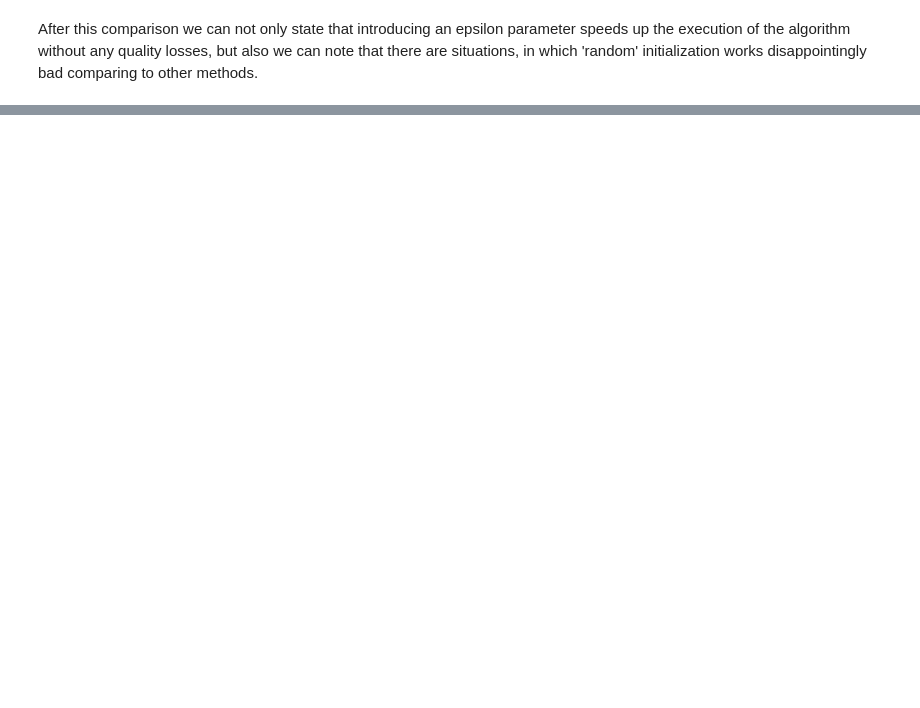
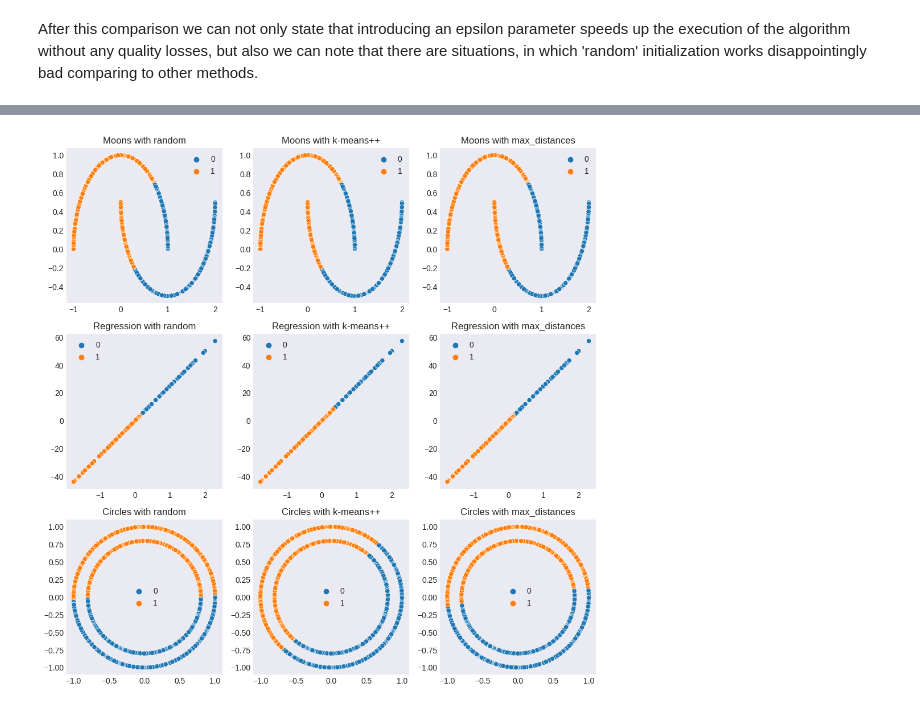
Before and after one commit to VFYAS/KMeans-implementation, a Jupyter notebook: kmeans implementation and report.ipynb, the cells around one changed output, grey strips where cells are left out. Saved outputs shown, nothing was run; the diff lists cells and outputs as text; code cells hidden in the pictures; blank space fills up the shorter version.

```diff
--- a/kmeans implementation and report.ipynb
+++ b/kmeans implementation and report.ipynb
@@ -264,0 +302,25 @@ X, y = make_blobs(10000, 2, random_state=13, centers=3)
+# %%
+from sklearn.datasets import make_moons, make_regression, make_circles
+
+fig, ax = plt.subplots(nrows=3, ncols=3, figsize=(12, 12))
+
+X, y = make_moons(n_samples=1500, random_state=0)
+for col, method in enumerate(['random', 'k-means++', 'max_distances']):
+    a = MyKMeans(n_clusters=2, heuristic=method).fit_predict(X)
+    sns.scatterplot(x=X[:, 0], y=X[:, 1], hue=a, ax=ax[0, col])
+    ax[0, col].set_title(f'Moons with {method}')
+
+X, y = make_regression(n_features=1, n_informative=1)
+for col, method in enumerate(['random', 'k-means++', 'max_distances']):
+    a = MyKMeans(n_clusters=2, heuristic=method).fit_predict(X)
+    sns.scatterplot(x=X[:, 0], y=y, hue=a, ax=ax[1, col])
+    ax[1, col].set_title(f'Regression with {method}')
+
+X, y = make_circles(n_samples=1500, random_state=0)
+for col, method in enumerate(['random', 'k-means++', 'max_distances']):
+    a = MyKMeans(n_clusters=2, heuristic=method).fit_predict(X)
+    sns.scatterplot(x=X[:, 0], y=X[:, 1], hue=a, ax=ax[2, col])
+    ax[2, col].set_title(f'Circles with {method}')
+plt.show()
+# %% [output]
+[figure, added]
```
Also changed, not shown: parts of 17 cells of this notebook.
